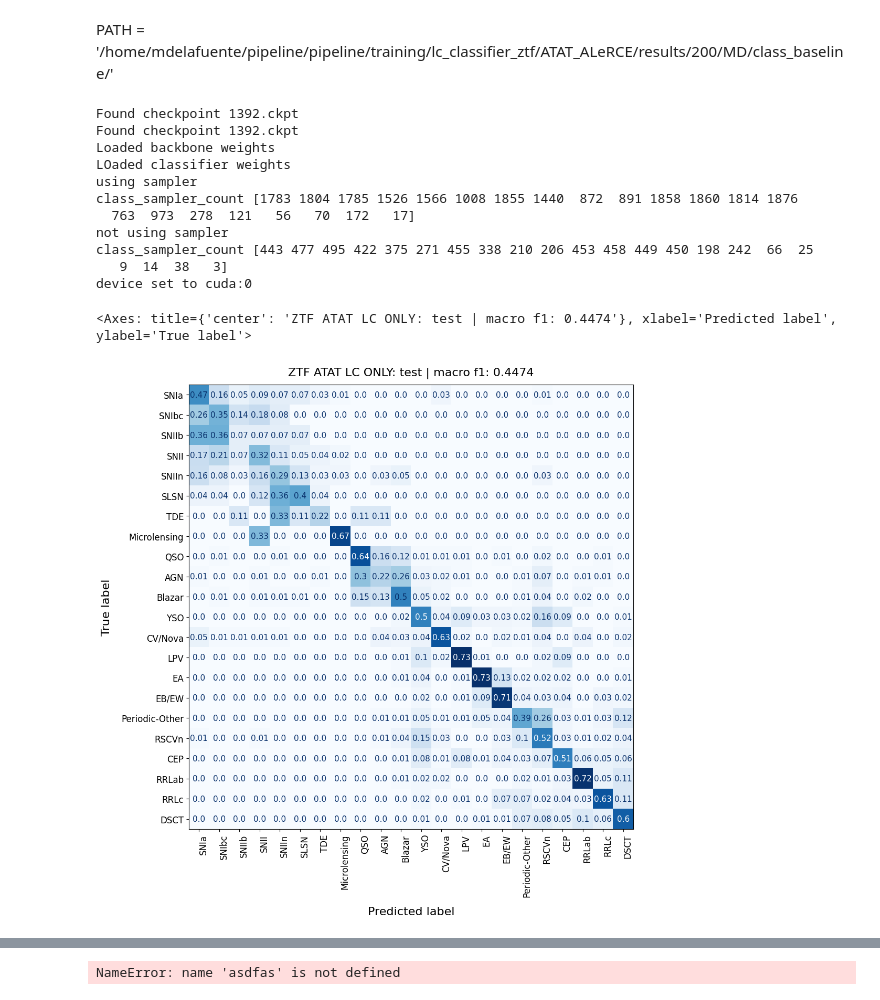
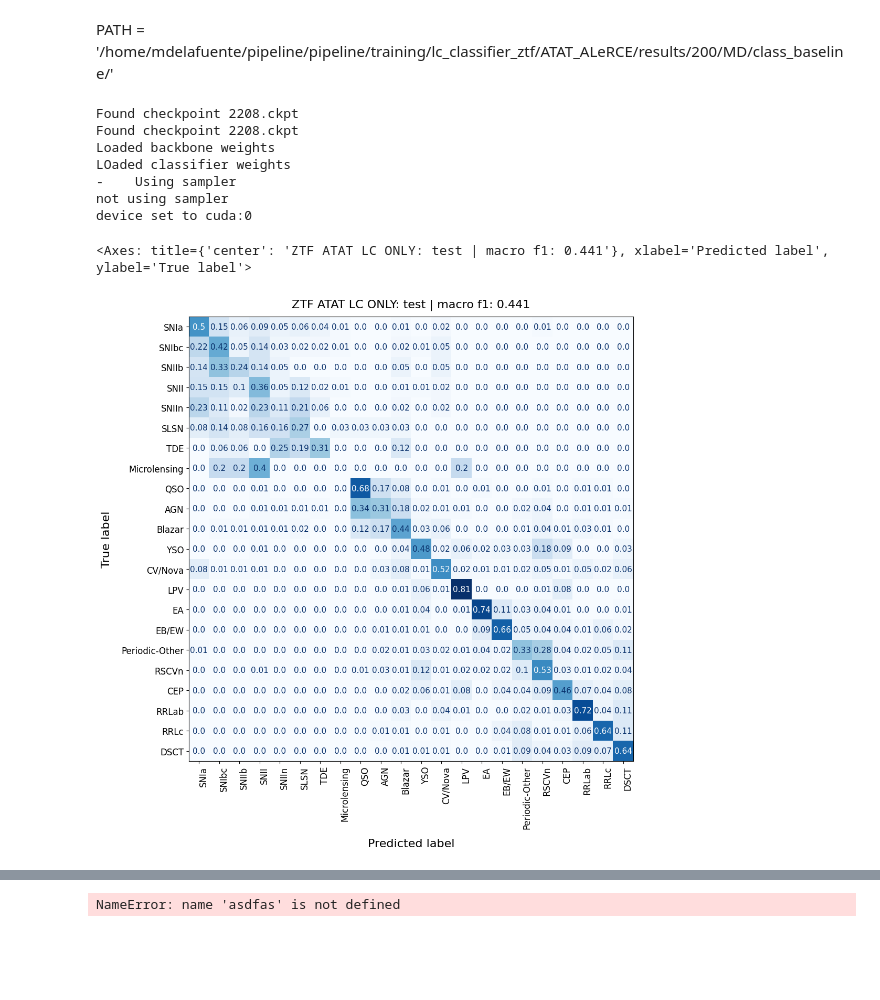
Before and after one commit to HexaPulsar/pipeline, a Jupyter notebook: pipeline/training/lc_classifier_ztf/ATAT_ALeRCE/LC_graphcompare.ipynb, the cells around one changed output, grey strips where cells are left out. Drawn from its saved outputs; the diff is of its cells as text; code cells hidden in the pictures; blank space fills up the shorter version.

```diff
--- a/pipeline/training/lc_classifier_ztf/ATAT_ALeRCE/LC_graphcompare.ipynb
+++ b/pipeline/training/lc_classifier_ztf/ATAT_ALeRCE/LC_graphcompare.ipynb
@@ -14,8 +17,8 @@ import numpy as np
 # %%
 DATASET  ='test'
 DEVICE = 'cuda:0'
-PATH_1 = '/home/mdelafuente/pipeline/pipeline/training/lc_classifier_ztf/ATAT_ALeRCE/results/200/LC/class_baseline_0/'
-PATH_2 = '/home/mdelafuente/pipeline/pipeline/training/lc_classifier_ztf/ATAT_ALeRCE/results/200/LC/class_test_v1/'
+PATH_1 = '/home/mdelafuente/pipeline/pipeline/training/lc_classifier_ztf/ATAT_ALeRCE/results/AUGS/LC/class_baseline_0_augs/'
+PATH_2 = '/home/mdelafuente/pipeline/pipeline/training/lc_classifier_ztf/ATAT_ALeRCE/results/AUGS/LC/class_baseline_1_augs/'
 
 
 #FP_DATASET = "/home/mdelafuente/pipeline/pipeline/training/lc_classifier_ztf/ATAT_ALeRCE/data/datasets/ZTF_ff/final/LC_MD_FEAT_240627_windows_200_12/dataset.h5"
@@ -82,37 +305,33 @@ PATH = '/home/mdelafuente/pipeline/pipeline/training/lc_classifier_ztf/ATAT_ALeR
 # %%
 from src.exploringtools.InitBackbone import InitBackbone
 from src.exploringtools.InitClassifier import InitClassifier
 from src.exploringtools.InitDataloader import InitDataLoader
 from src.layers.classifiers.MultimodalClassifier import MultimodalClassifier
 from src.layers.classifiers.HierClassifiery import Hier
 test = InitClassifier(path_to_config_yaml=PATH_2,
                     model= LightCurveTransformer,
                     classifier = MultimodalClassifier,
                     use_lc = True,
                     arg_key='lc')
 
 backbone_od = test.create_ordered_dict(remove_if_in_key_list=['projection', 'transformer_tab', 'classifier'],rename_keys = ('model.',''), checkpoint_name='classifier_ckpt')
 classifier_od = test.create_ordered_dict(remove_if_in_key_list=['projection', 'model',],rename_keys = ('classifier.',''), checkpoint_name='classifier_ckpt')
 test.load_backbone_weights(backbone_od)
 test.load_classifier_weights(classifier_od)
 test.args.datamodule.val_use_sampler = False
 
 dl = InitDataLoader(update_dataset_path=FP_DATASET,update_batch_size=16,datamodule_args=test.args.datamodule)
 from sklearn.metrics import classification_report
-val_preds, val_true =test.predict(dl.validation_dataset, DEVICE)
+val_preds, val_true =test.predict(dl.test_dataset, DEVICE) if DATASET == 'test' else test.predict(dl.validation_dataset, DEVICE)
 report_2 = classification_report(val_true, np.argmax(val_preds, axis = -1), target_names=list(ZTF_TAXONOMY().keys()),digits = 4, output_dict=True)
 test.get_confusion_matrix(np.argmax(val_preds, axis = -1), val_true, dataset_type=DATASET, taxonomy = ZTF_TAXONOMY, plot_title= 'ZTF ATAT LC ONLY', order_classes=ztf_order_classes)
 # %% [output]
-Found checkpoint 1392.ckpt
-Found checkpoint 1392.ckpt
+Found checkpoint 2208.ckpt
+Found checkpoint 2208.ckpt
 Loaded backbone weights
 LOaded classifier weights
-using sampler
-class_sampler_count [1783 1804 1785 1526 1566 1008 1855 1440  872  891 1858 1860 1814 1876
-  763  973  278  121   56   70  172   17]
+-    Using sampler
 not using sampler
-class_sampler_count [443 477 495 422 375 271 455 338 210 206 453 458 449 450 198 242  66  25
-   9  14  38   3]
 device set to cuda:0
-<Axes: title={'center': 'ZTF ATAT LC ONLY: test | macro f1: 0.4474'}, xlabel='Predicted label', ylabel='True label'>
+<Axes: title={'center': 'ZTF ATAT LC ONLY: test | macro f1: 0.441'}, xlabel='Predicted label', ylabel='True label'>
-[figure, old version]
+[figure, new version]
```
Also changed, not shown: parts of 8 cells of this notebook, 29 other files.
